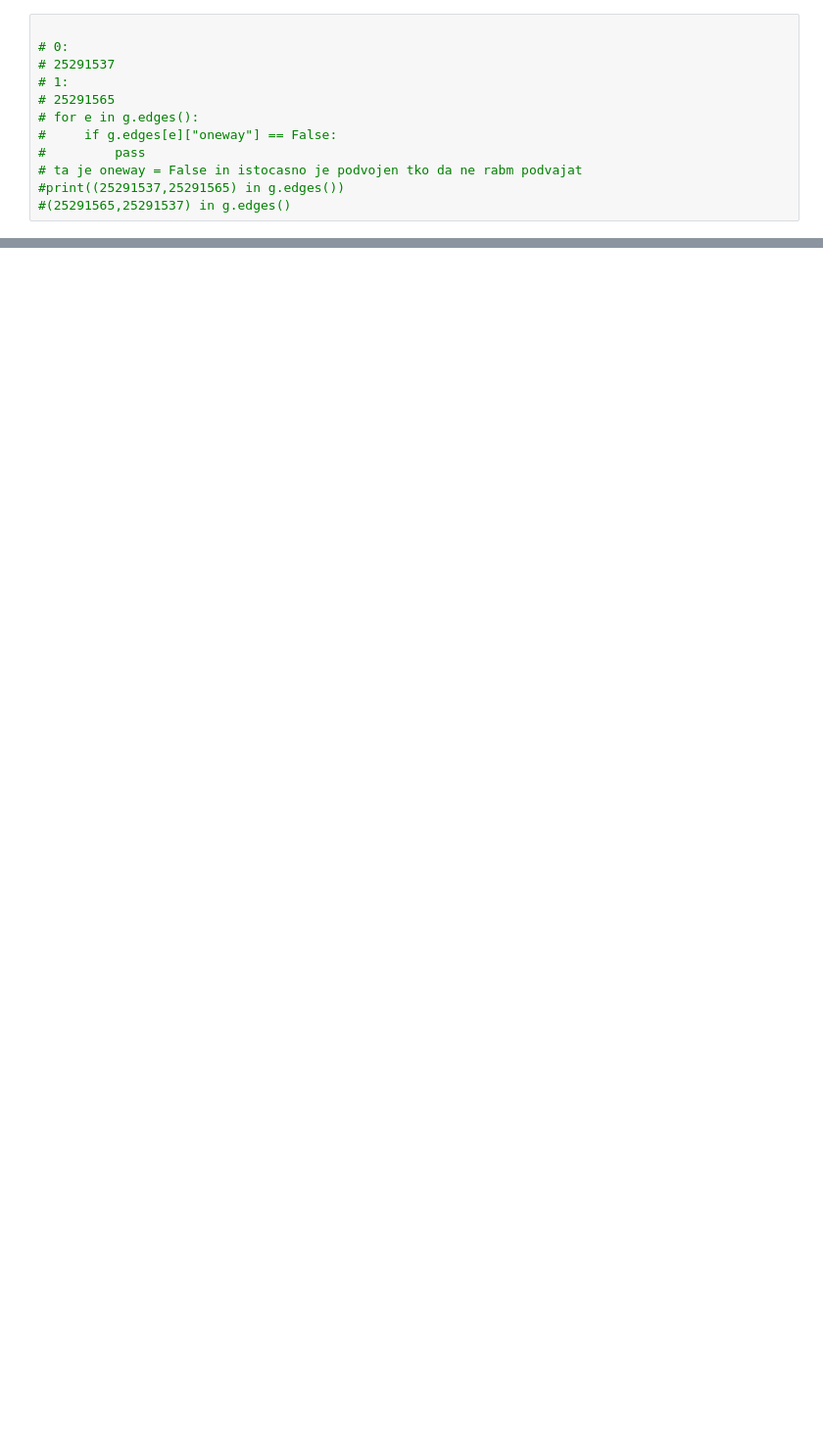
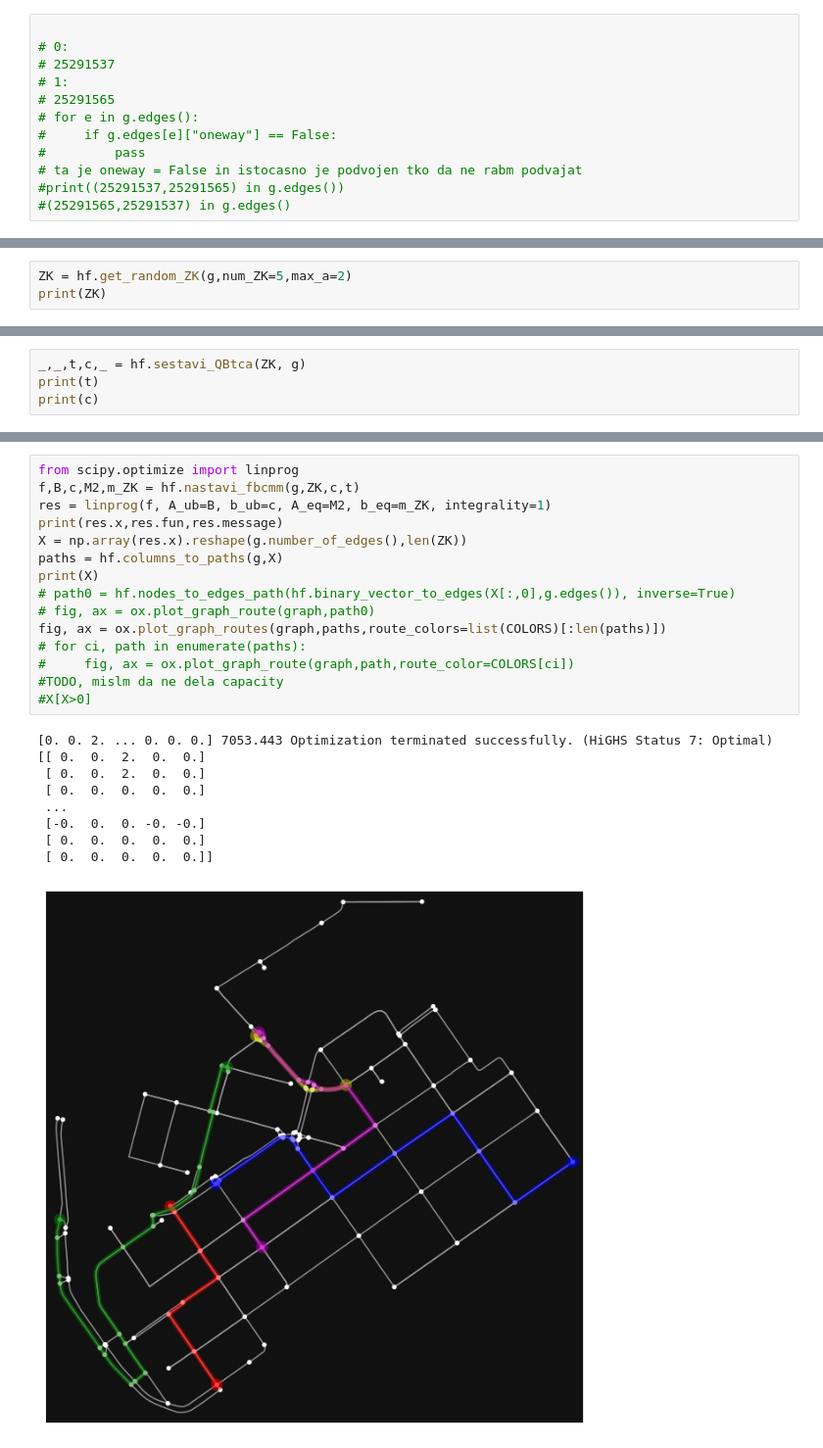
Before and after one commit to elgroselj/distributing_traffic, a Jupyter notebook: helsinki.ipynb, the cells around one changed output, grey strips where cells are left out. Shown at 98% size. Saved outputs shown, nothing was run; the diff lists cells and outputs as text; blank space fills up the shorter version.

```diff
--- a/helsinki.ipynb
+++ b/helsinki.ipynb
@@ -104,0 +108,3 @@ for ci, path in enumerate(paths):
+# %%
+ZK = hf.get_random_ZK(g,num_ZK=5,max_a=2)
+print(ZK)
@@ -104,0 +113,4 @@ for ci, path in enumerate(paths):
+# %%
+_,_,t,c,_ = hf.sestavi_QBtca(ZK, g)
+print(t)
+print(c)
@@ -104,0 +120,25 @@ for ci, path in enumerate(paths):
+# %%
+from scipy.optimize import linprog
+f,B,c,M2,m_ZK = hf.nastavi_fbcmm(g,ZK,c,t)
+res = linprog(f, A_ub=B, b_ub=c, A_eq=M2, b_eq=m_ZK, integrality=1)
+print(res.x,res.fun,res.message)
+X = np.array(res.x).reshape(g.number_of_edges(),len(ZK))
+paths = hf.columns_to_paths(g,X)
+print(X)
+# path0 = hf.nodes_to_edges_path(hf.binary_vector_to_edges(X[:,0],g.edges()), inverse=True)
+# fig, ax = ox.plot_graph_route(graph,path0)
+fig, ax = ox.plot_graph_routes(graph,paths,route_colors=list(COLORS)[:len(paths)])
+# for ci, path in enumerate(paths):
+#     fig, ax = ox.plot_graph_route(graph,path,route_color=COLORS[ci])
+#TODO, mislm da ne dela capacity
+#X[X>0]
+# %% [output]
+[0. 0. 2. ... 0. 0. 0.] 7053.443 Optimization terminated successfully. (HiGHS Status 7: Optimal)
+[[ 0.  0.  2.  0.  0.]
+ [ 0.  0.  2.  0.  0.]
+ [ 0.  0.  0.  0.  0.]
+ ...
+ [-0.  0.  0. -0. -0.]
+ [ 0.  0.  0.  0.  0.]
+ [ 0.  0.  0.  0.  0.]]
+[figure, added]
```
Also changed, not shown: parts of 12 cells of this notebook, 4 other files.
